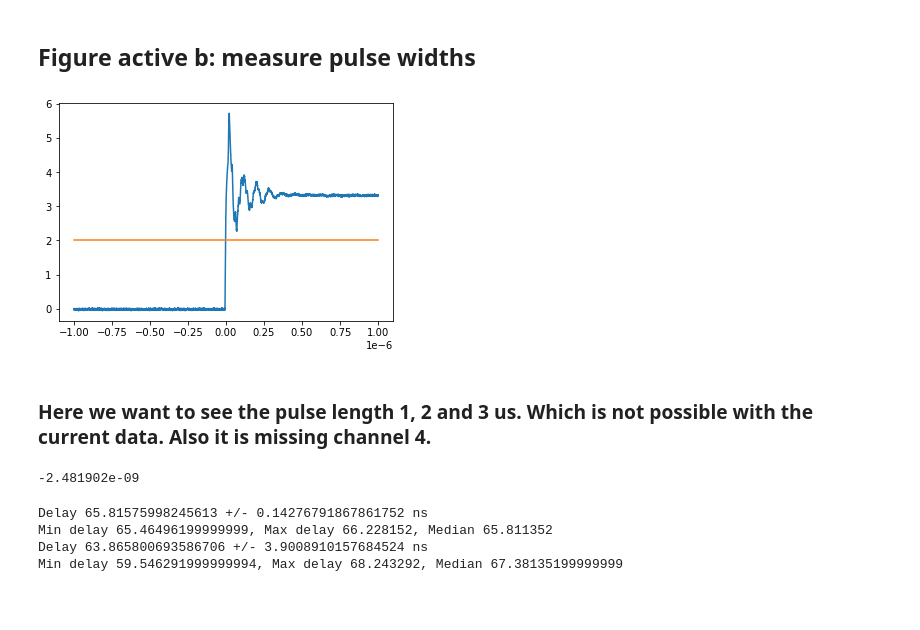
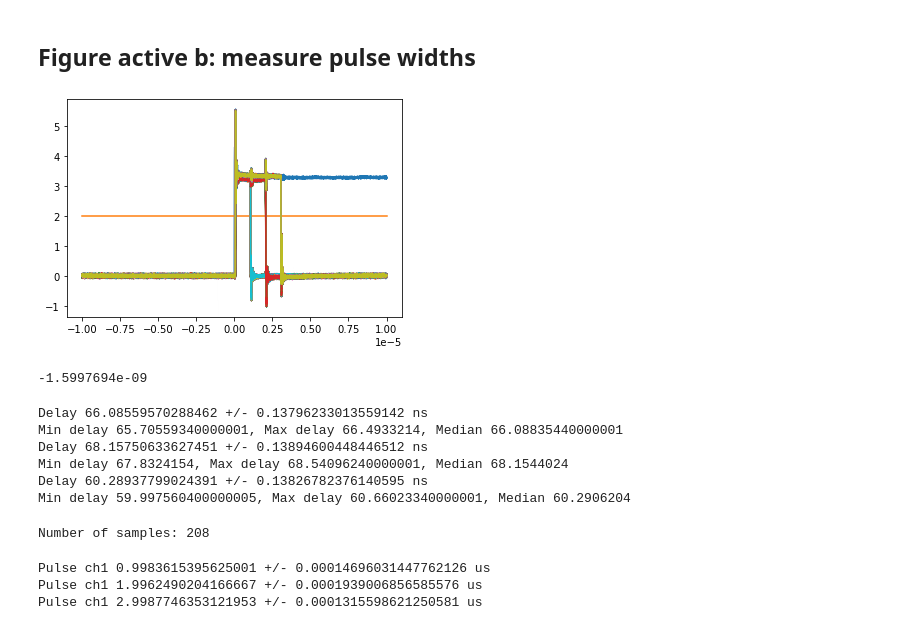
Before and after one commit to mufpga/analysis, a Jupyter notebook: data_exploration.ipynb, the cells around one changed output. Drawn from its saved outputs; the diff is of its cells as text; code cells hidden in the pictures; blank space fills up the shorter version.

```diff
--- a/data_exploration.ipynb
+++ b/data_exploration.ipynb
@@ -444,34 +477,54 @@ plot_all(cam, all_vals)
 ## Figure active b: measure pulse widths
 # %%
 # load data
-cam = load_single('2_figure_active_b/C1_00000.txt')
-ch2 = load_all('2_figure_active_b/ch2')
-ch3 = load_all('2_figure_active_b/ch3')
-ch4 = load_all('2_figure_active_b/ch4')
+cam = load_single('3_figure_active_b/C1_00000.txt')
+ch2 = load_all('3_figure_active_b/ch2')
+ch3 = load_all('3_figure_active_b/ch3')
+ch4 = load_all('3_figure_active_b/ch4')
 # %%
 # show data
-plot_multichannel(cam, [ch4])
+plot_multichannel(cam, [ch2, ch3, ch4])
 # %% [output]
-[figure, old version]
+[figure, new version]
-# %% [markdown]
-### Here we want to see the pulse length 1, 2 and 3 us. Which is not possible with the current data. Also it is missing channel 4.
 # %%
 # cam threshold
 t0 = cam[np.argmax(cam[:,1] >= 2), 0]
 print(t0)
 # %% [output]
--2.481902e-09
+-1.5997694e-09
 # %%
 # compute delay
 delays_ch2 = (get_delays(ch2)-t0)*1_000_000_000  # to ns
 delays_ch3 = (get_delays(ch3)-t0)*1_000_000_000  # to ns
+delays_ch4 = (get_delays(ch4)-t0)*1_000_000_000  # to ns
 print(f'Delay {np.mean(delays_ch2)} +/- {np.std(delays_ch2)} ns')
 print(f'Min delay {np.min(delays_ch2)}, Max delay {np.max(delays_ch2)}, Median {np.median(delays_ch2)}')
 
 print(f'Delay {np.mean(delays_ch3)} +/- {np.std(delays_ch3)} ns')
 print(f'Min delay {np.min(delays_ch3)}, Max delay {np.max(delays_ch3)}, Median {np.median(delays_ch3)}')
+
+print(f'Delay {np.mean(delays_ch4)} +/- {np.std(delays_ch4)} ns')
+print(f'Min delay {np.min(delays_ch4)}, Max delay {np.max(delays_ch4)}, Median {np.median(delays_ch4)}')
 # %% [output]
-Delay 65.81575998245613 +/- 0.14276791867861752 ns
-Min delay 65.46496199999999, Max delay 66.228152, Median 65.811352
-Delay 63.865800693586706 +/- 3.9008910157684524 ns
-Min delay 59.546291999999994, Max delay 68.243292, Median 67.38135199999999
+Delay 66.08559570288462 +/- 0.13796233013559142 ns
+Min delay 65.70559340000001, Max delay 66.4933214, Median 66.08835440000001
+Delay 68.15750633627451 +/- 0.13894600448446512 ns
+Min delay 67.8324154, Max delay 68.54096240000001, Median 68.1544024
+Delay 60.28937799024391 +/- 0.13826782376140595 ns
+Min delay 59.997560400000005, Max delay 60.66023340000001, Median 60.2906204
+# %%
+print(f'Number of samples: {len(ch2)}')
+# %% [output]
+Number of samples: 208
+# %%
+t_ch2 = get_pulse_length(ch2)
+t_ch3 = get_pulse_length(ch3)
+t_ch4 = get_pulse_length(ch4)
+
+print(f'Pulse ch1 {np.mean(t_ch2)} +/- {np.std(t_ch2)} us')
+print(f'Pulse ch1 {np.mean(t_ch3)} +/- {np.std(t_ch3)} us')
+print(f'Pulse ch1 {np.mean(t_ch4)} +/- {np.std(t_ch4)} us')
+# %% [output]
+Pulse ch1 0.9983615395625001 +/- 0.00014696031447762126 us
+Pulse ch1 1.9962490204166667 +/- 0.0001939006856585576 us
+Pulse ch1 2.9987746353121953 +/- 0.0001315598621250581 us
```
Also changed, not shown: parts of 7 cells of this notebook.
